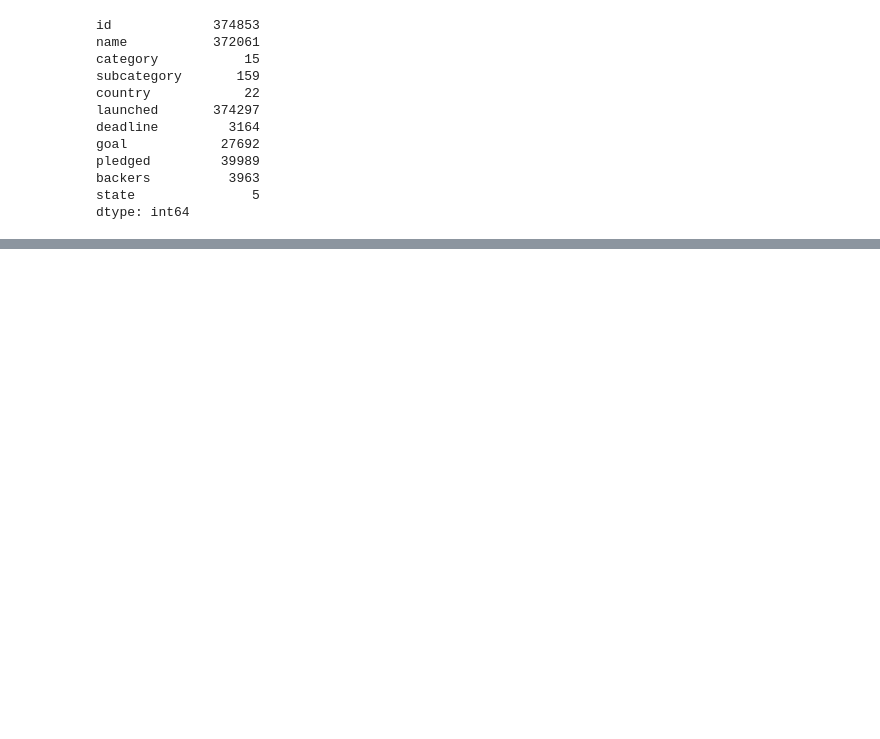
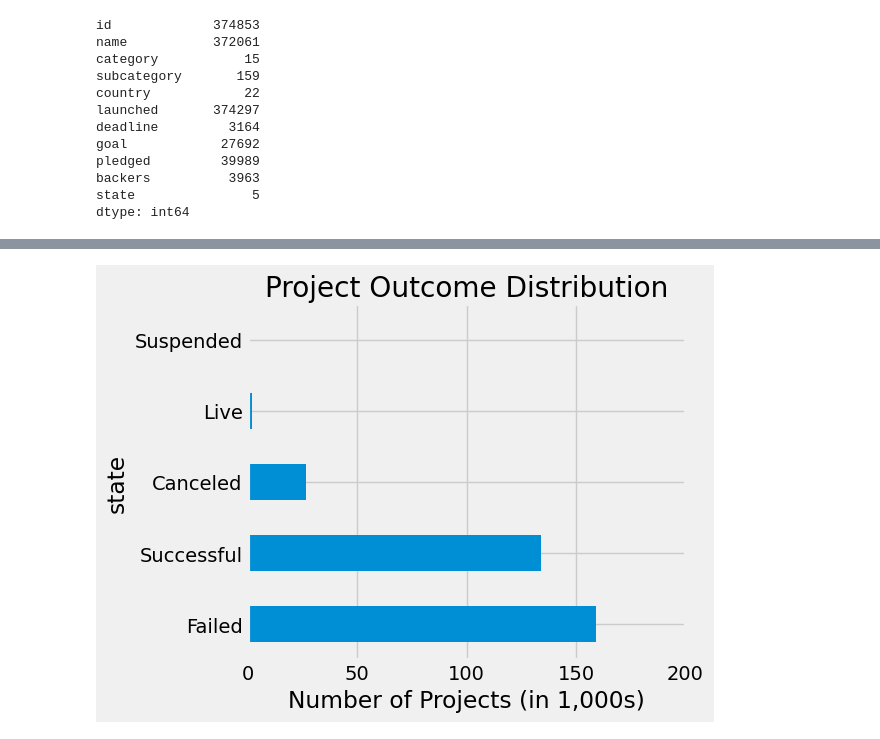
Before and after one commit to spiced-academy/punch_finisher, a Jupyter notebook: notebooks/EDA.ipynb, the cells around one changed output, grey strips where cells are left out. Drawn from its saved outputs; the diff is of its cells as text; code cells hidden in the pictures; blank space fills up the shorter version.

```diff
--- a/notebooks/EDA.ipynb
+++ b/notebooks/EDA.ipynb
@@ -146,0 +133,22 @@ plt.show()
+# %%
+
+ax = df_clean['state'].value_counts(normalize=False).plot(
+    kind='barh',
+    title='Project Outcome Distribution'
+    )
+
+# Set custom ticks manually
+max_value = df_clean['state'].value_counts().max()
+ticks = list(range(0, max_value + 50000, 50000))
+labels = [str(int(t / 1000)) for t in ticks]
+
+ax.set_xticks(ticks)
+ax.set_xticklabels(labels)
+
+# Add x-axis label
+ax.set_xlabel('Number of Projects (in 1,000s)')
+
+plt.tight_layout()
+plt.show()
+# %% [output]
+[figure, added]
```
Also changed, not shown: parts of 29 cells of this notebook, 2 other files.
